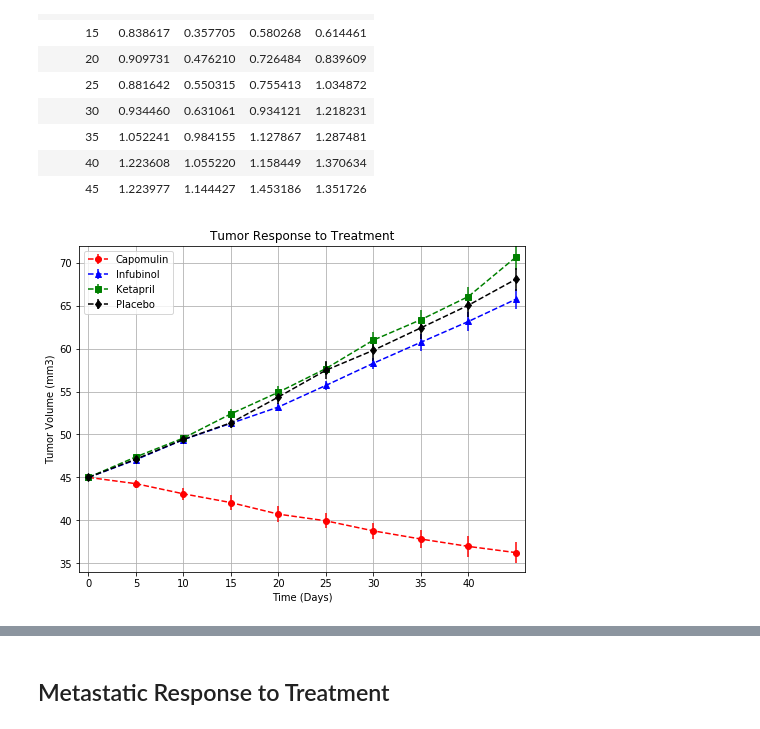
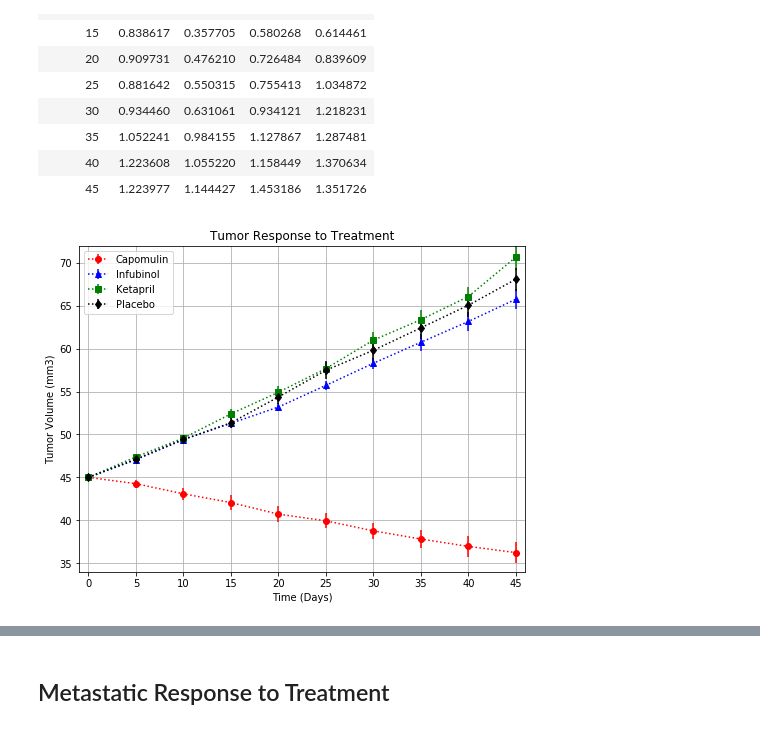
Before and after one commit to junyang42/matplotlib-challenge, a Jupyter notebook: Pymaceuticals/pymaceuticals_starter.ipynb, the cells around one changed output, grey strips where cells are left out. Drawn from its saved outputs; the diff is of its cells as text; code cells hidden in the pictures.

```diff
--- a/Pymaceuticals/pymaceuticals_starter.ipynb
+++ b/Pymaceuticals/pymaceuticals_starter.ipynb
@@ -130,32 +130,35 @@ std_error_table
 # %%
 # Generate the Plot (with Error Bars)
 fig,ax = plt.subplots(figsize=(8,6))
+# set title and labels
 plt.title("Tumor Response to Treatment")
 ax.set_ylabel("Tumor Volume (mm3)")
 ax.set_xlabel("Time (Days)")
-
+# set range and ticks for x/y axis
 max_of_column = target_table.max()
 y_max = int(max_of_column.max())
 min_of_column = target_table.min()
 y_min = int(min_of_column.min())
+
 ax.set_ylim(y_min - 2 ,y_max + 2, 10)
 ax.set_yticks(range(y_min - 1,y_max + 5, 5))
+ax.set_xlim(target_table.index.values.min() - 1, target_table.index.values.max() + 1)
+ax.set_xticks(range(target_table.index.values.min(), target_table.index.values.max() + 5, 5));
 
-ax.set_xlim(target_table.index.values.min() - 1, target_table.index.values.max() + 1)
-ax.set_xticks(range(target_table.index.values.min(), target_table.index.values.max(), 5));
-
-format_list = ["--o","--^","--s","--d"]
+format_list = ["o:","^:","s:","d:"]
 color_list = ["r","b","g","black"]
 drug_list = ["Capomulin","Infubinol","Ketapril","Placebo"]
 a = 0
 
 for drug in drug_list:
     ax.errorbar(list(target_table.index.values), target_table[drug], std_error_table[drug],color=color_list[a], fmt=format_list[a])
     a = a + 1
 
 # Save the Figure
 plt.legend(['Capomulin', 'Infubinol', 'Ketapril', 'Placebo'],loc='best')
 plt.grid(True)
+plt.savefig('Tumor_Response_to_Treatment.png')
+# Show the Figure
 plt.show()
 # %% [output]
-[figure, old version]
+[figure, new version]
```
Also changed, not shown: parts of 14 cells of this notebook.
